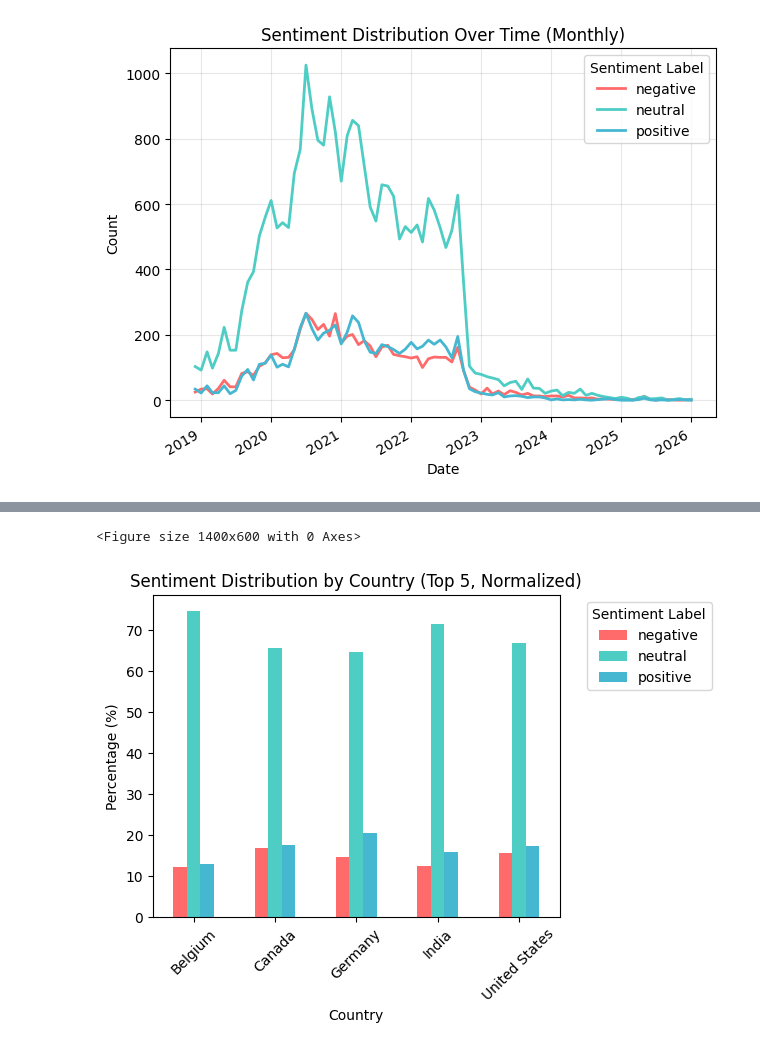
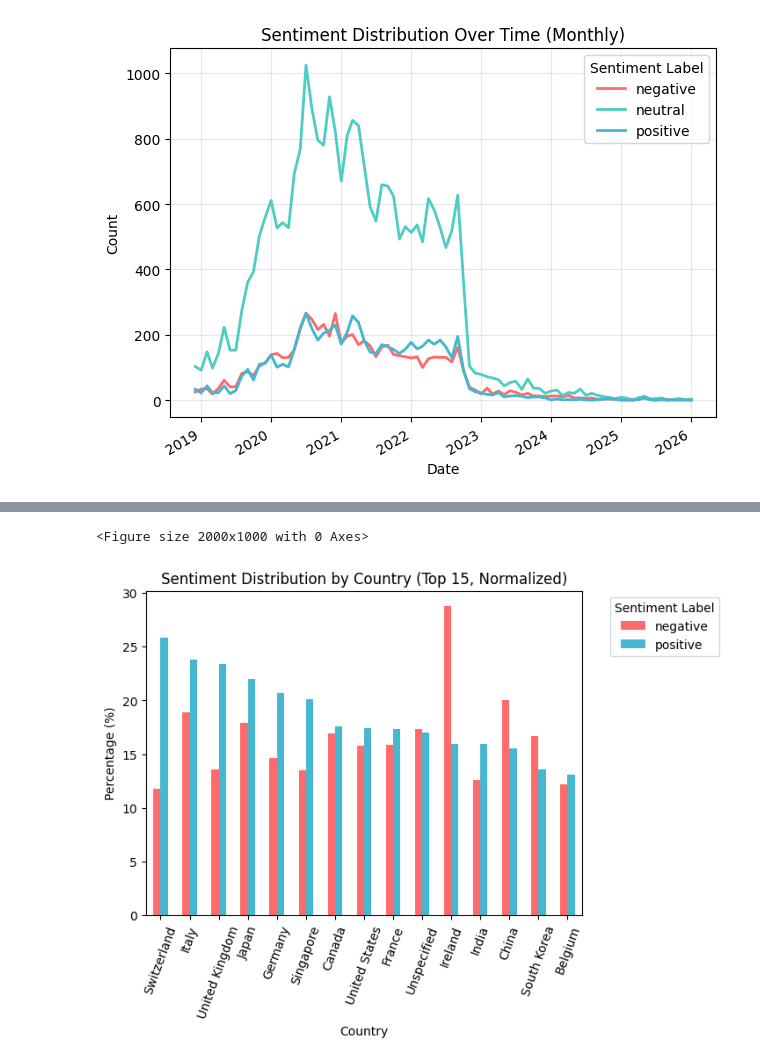
Before and after one commit to Grim2Hot/DAT6003, a Jupyter notebook: nlp_visualisation.ipynb, the cells around one changed output, grey strips where cells are left out. Saved outputs shown, nothing was run; the diff lists cells and outputs as text; code cells hidden in the pictures.

```diff
--- a/nlp_visualisation.ipynb
+++ b/nlp_visualisation.ipynb
@@ -123,31 +135,37 @@ for label in ["positive", "negative", "neutral"]:
 # %%
-# Get top 5 countries (excluding null/nan)
-top_countries = df1.dropna(subset=['author_location'])['author_location'].value_counts().head(5).index
+# Get top 10 countries (treating null as 'unspecified')
+df1_with_unspecified = df1.copy()
+df1_with_unspecified['author_location'] = df1_with_unspecified['author_location'].fillna('unspecified')
+top_countries = df1_with_unspecified['author_location'].value_counts().head(15).index
 
 # Create mapping from country codes to country names using geonamescache
 import geonamescache
 gc = geonamescache.GeonamesCache()
 country_map = {country['iso']: country['name'] for country in gc.get_countries().values()}
+# Add mapping for unspecified
+country_map['unspecified'] = 'Unspecified'
 
 # Count sentiment labels by country and normalize to percentages
-country_sentiment_counts = df1[df1['author_location'].isin(top_countries)].groupby(['author_location', 'sentiment_label']).size().unstack(fill_value=0)
+country_sentiment_counts = df1_with_unspecified[df1_with_unspecified['author_location'].isin(top_countries)].groupby(['author_location', 'sentiment_label']).size().unstack(fill_value=0)
 
 # Normalize to percentages (each country row sums to 100%)
 country_sentiment = country_sentiment_counts.div(country_sentiment_counts.sum(axis=1), axis=0) * 100
 
+# Sort by positive sentiment percentage
+country_sentiment = country_sentiment.sort_values(by='positive', ascending=False)
+
 # Rename country codes to country names
 country_sentiment.index = country_sentiment.index.map(lambda x: country_map.get(x, x))
+country_sentiment = country_sentiment[['negative', 'positive']]  # only keep negative and positive for clarity
 
 # Plot
-plt.figure(figsize=(14, 6))
-country_sentiment.plot(kind='bar', color=['#FF6B6B', '#4ECDC4', '#45B7D1'])
+plt.figure(figsize=(20, 10))
+country_sentiment.plot(kind='bar', color=['#FF6B6B', '#45B7D1'])    #, '#4ECDC4'
 plt.ylabel('Percentage (%)')
 plt.xlabel('Country')
-plt.title('Sentiment Distribution by Country (Top 5, Normalized)')
+plt.title('Sentiment Distribution by Country (Top 15, Normalized)')
 plt.legend(title='Sentiment Label', bbox_to_anchor=(1.05, 1), loc='upper left')
-plt.xticks(rotation=45)
-plt.tight_layout()
-plt.show()
+plt.xticks(rotation=70)
 # %% [output]
-<Figure size 1400x600 with 0 Axes>
+<Figure size 2000x1000 with 0 Axes>
-[figure, old version]
+[figure, new version]
```
Also changed, not shown: parts of 14 cells of this notebook, 2 other files.
